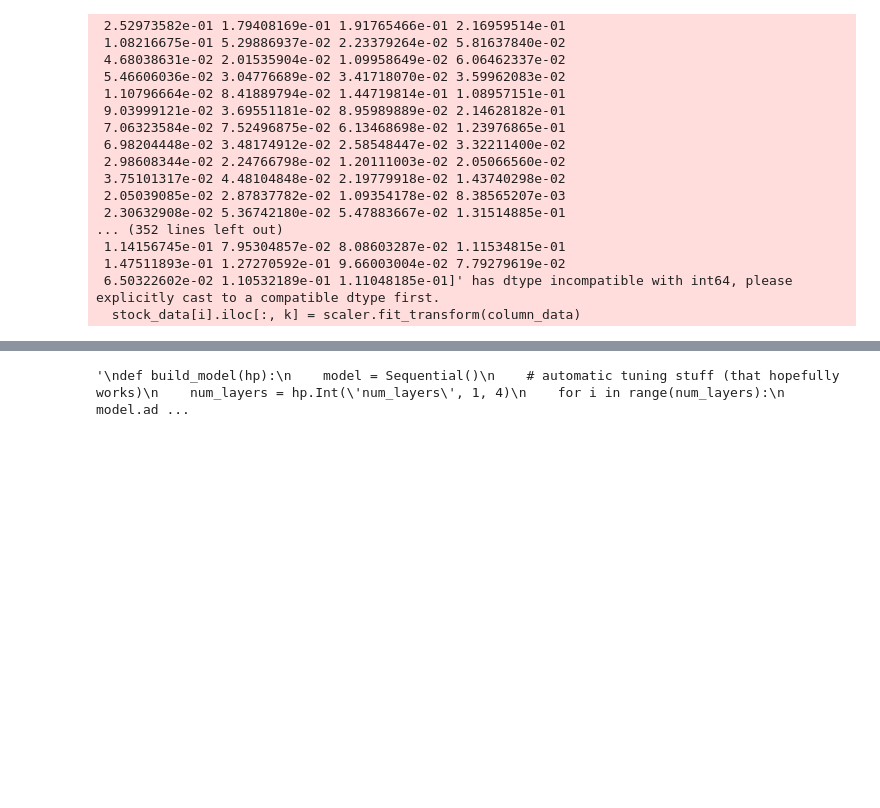
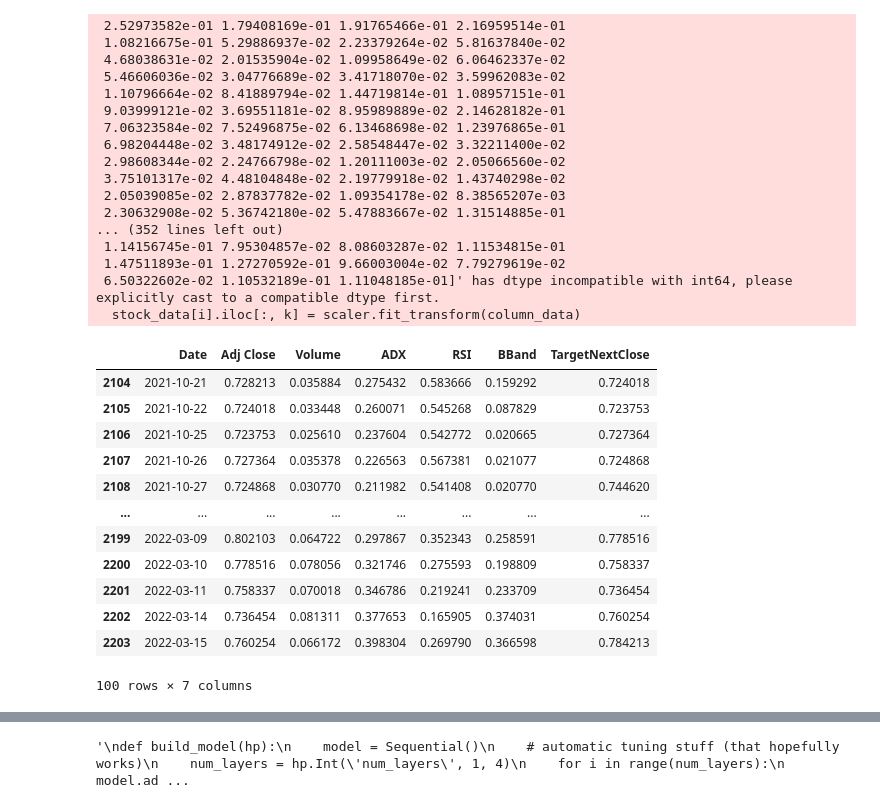
Before and after one commit to kwandji113/Algorithmic-Trading-Bot-, a Jupyter notebook: algorithmictrading (1).ipynb, the cells around one changed output, grey strips where cells are left out. Saved outputs shown, nothing was run; the diff lists cells and outputs as text; code cells hidden in the pictures; blank space fills up the shorter version.

```diff
--- a/algorithmictrading (1).ipynb
+++ b/algorithmictrading (1).ipynb
@@ -96,6 +101,22 @@ for i in stock_data.keys():
  1.47511893e-01 1.27270592e-01 9.66003004e-02 7.79279619e-02
  6.50322602e-02 1.10532189e-01 1.11048185e-01]' has dtype incompatible with int64, please explicitly cast to a compatible dtype first.
   stock_data[i].iloc[:, k] = scaler.fit_transform(column_data)
+# %%
+stock_data_testing['AAPL'].head(100)
+# %% [output]
+|  | Date | Adj Close | Volume | ADX | RSI | BBand | TargetNextClose |
+| 2104 | 2021-10-21 | 0.728213 | 0.035884 | 0.275432 | 0.583666 | 0.159292 | 0.724018 |
+| 2105 | 2021-10-22 | 0.724018 | 0.033448 | 0.260071 | 0.545268 | 0.087829 | 0.723753 |
+| 2106 | 2021-10-25 | 0.723753 | 0.025610 | 0.237604 | 0.542772 | 0.020665 | 0.727364 |
+| 2107 | 2021-10-26 | 0.727364 | 0.035378 | 0.226563 | 0.567381 | 0.021077 | 0.724868 |
+| 2108 | 2021-10-27 | 0.724868 | 0.030770 | 0.211982 | 0.541408 | 0.020770 | 0.744620 |
+| ... | ... | ... | ... | ... | ... | ... | ... |
+| 2199 | 2022-03-09 | 0.802103 | 0.064722 | 0.297867 | 0.352343 | 0.258591 | 0.778516 |
+| 2200 | 2022-03-10 | 0.778516 | 0.078056 | 0.321746 | 0.275593 | 0.198809 | 0.758337 |
+| 2201 | 2022-03-11 | 0.758337 | 0.070018 | 0.346786 | 0.219241 | 0.233709 | 0.736454 |
+| 2202 | 2022-03-14 | 0.736454 | 0.081311 | 0.377653 | 0.165905 | 0.374031 | 0.760254 |
+| 2203 | 2022-03-15 | 0.760254 | 0.066172 | 0.398304 | 0.269790 | 0.366598 | 0.784213 |
+100 rows × 7 columns
 # %%
 #Correlation testing
 stock_data_correlation_test = copy.deepcopy(stock_data_testing['AAPL'])
```
Also changed, not shown: parts of 14 cells of this notebook, 1 other file.
